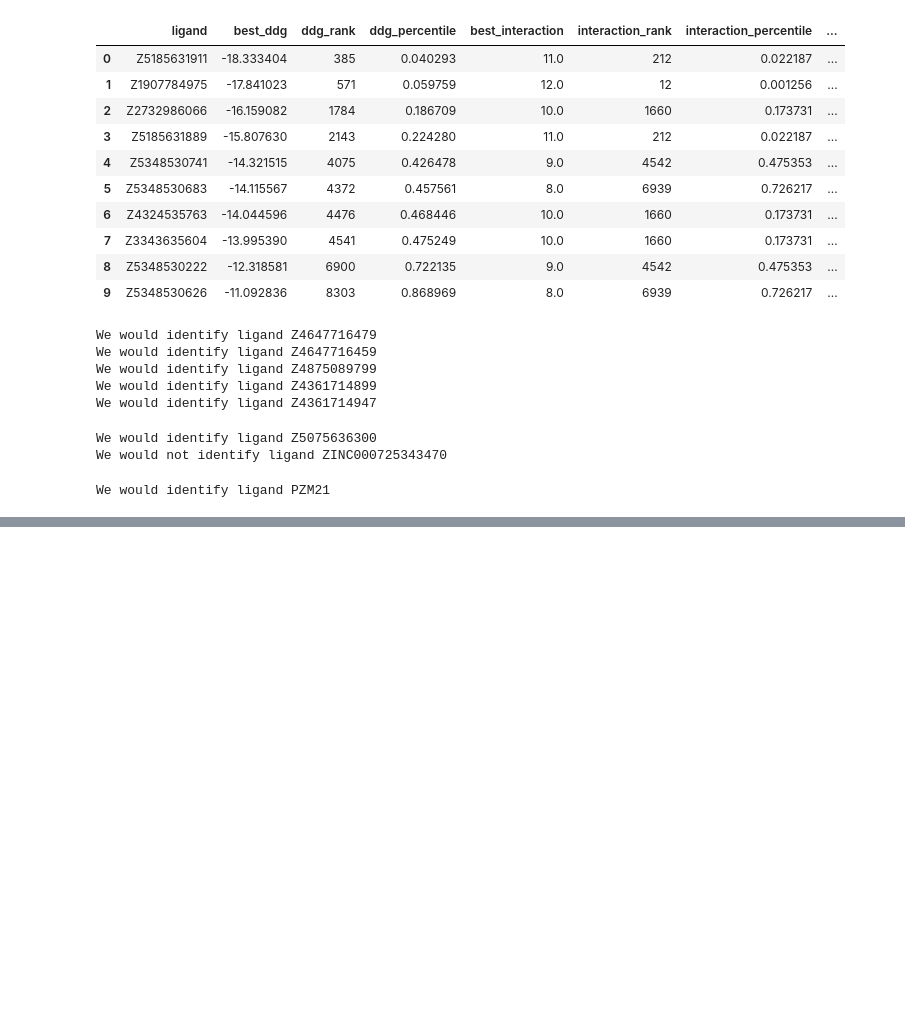
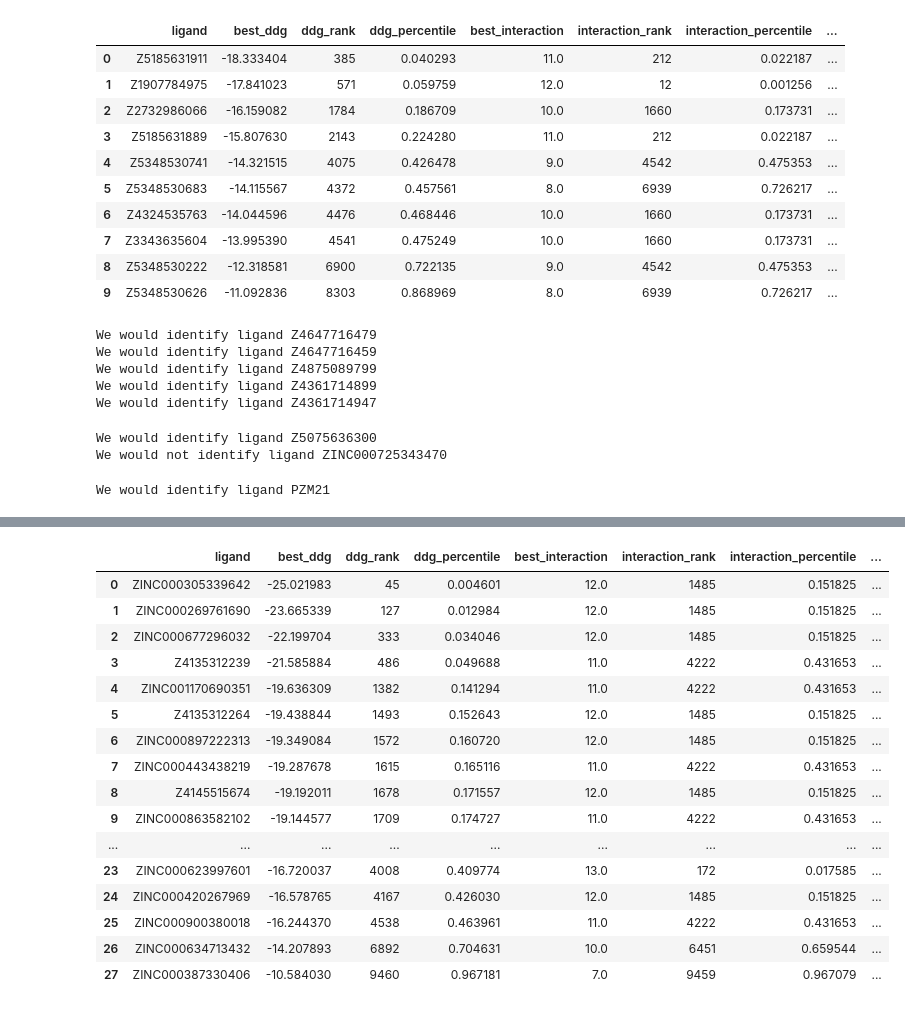
Before and after one commit to toadlover/ginsparg_thymelab_thesis, a Jupyter notebook: jupyter_notebooks/figure_making/replicating_other_publications/all_publication_aggregate_data.ipynb, the cells around one changed output, grey strips where cells are left out. Cells and saved outputs as stored; diff of their text form; code cells hidden in the pictures; blank space fills up the shorter version.

Commit message:
adding additional data for serotonin and sigma2 paper studies, and also adding some files for zebrafish analysis

```diff
--- a/jupyter_notebooks/figure_making/replicating_other_publications/all_publication_aggregate_data.ipynb
+++ b/jupyter_notebooks/figure_making/replicating_other_publications/all_publication_aggregate_data.ipynb
@@ -366,3 +368,33 @@ for index, row in df.iterrows():
         print("We would not identify ligand " + row['ligand'])
 # %% [output]
 We would identify ligand PZM21
+# %%
+#read in paper data
+#read in the data csv
+
+#Singh, Seth et al - Structure-based_discovery_of_conformationally_selective_inhibitors_of_the_serotonin_transporter
+df = pd.read_csv("../../../benchmarking_other_papers/papers/Structure-based_discovery_of_conformationally_selective_inhibitors_of_the_serotonin_transporter/analysis_space/paper_ligands_rank.csv")
+
+#number of ligands in the paper that we tried to work with
+num_ligands = len(df)
+
+#seed the main df not found column with the number of ligands, and we will take 1 from not found to found for each ligand that we would have found
+main_df.loc["Singh, Seth et al", "not_found"] = num_ligands
+
+#run through each ligand from the paper and determine if we would have kept it
+# Iterate through each row
+for index, row in df.iterrows():
+    #print(f"Found: {row['found']}, Not Found: {row['not_found']}")
+    lig_found = False
+    if row['best_interaction'] >= 6:
+        if (row['ddg_percentile'] <= 0.1 and row['best_real_motif_ratio'] >= 0.25) or row['best_real_motif_ratio'] >= 0.5:
+            lig_found = True
+
+    if lig_found:
+        print("We would identify ligand " + row['ligand'])
+
+        #adjust counts
+        main_df.loc["Singh, Seth et al", "not_found"] = main_df.loc["Singh, Seth et al", "not_found"] - 1
+        main_df.loc["Singh, Seth et al", "found"] = main_df.loc["Singh, Seth et al", "found"] + 1
+    else:
+        print("We would not identify ligand " + row['ligand'])
@@ -368,0 +419,20 @@ We would identify ligand PZM21
+# %%
+df
+# %% [output]
+|  | ligand | best_ddg | ddg_rank | ddg_percentile | best_interaction | interaction_rank | interaction_percentile | ... |
+| 0 | ZINC000305339642 | -25.021983 | 45 | 0.004601 | 12.0 | 1485 | 0.151825 | ... |
+| 1 | ZINC000269761690 | -23.665339 | 127 | 0.012984 | 12.0 | 1485 | 0.151825 | ... |
+| 2 | ZINC000677296032 | -22.199704 | 333 | 0.034046 | 12.0 | 1485 | 0.151825 | ... |
+| 3 | Z4135312239 | -21.585884 | 486 | 0.049688 | 11.0 | 4222 | 0.431653 | ... |
+| 4 | ZINC001170690351 | -19.636309 | 1382 | 0.141294 | 11.0 | 4222 | 0.431653 | ... |
+| 5 | Z4135312264 | -19.438844 | 1493 | 0.152643 | 12.0 | 1485 | 0.151825 | ... |
+| 6 | ZINC000897222313 | -19.349084 | 1572 | 0.160720 | 12.0 | 1485 | 0.151825 | ... |
+| 7 | ZINC000443438219 | -19.287678 | 1615 | 0.165116 | 11.0 | 4222 | 0.431653 | ... |
+| 8 | Z4145515674 | -19.192011 | 1678 | 0.171557 | 12.0 | 1485 | 0.151825 | ... |
+| 9 | ZINC000863582102 | -19.144577 | 1709 | 0.174727 | 11.0 | 4222 | 0.431653 | ... |
+| ... | ... | ... | ... | ... | ... | ... | ... | ... |
+| 23 | ZINC000623997601 | -16.720037 | 4008 | 0.409774 | 13.0 | 172 | 0.017585 | ... |
+| 24 | ZINC000420267969 | -16.578765 | 4167 | 0.426030 | 12.0 | 1485 | 0.151825 | ... |
+| 25 | ZINC000900380018 | -16.244370 | 4538 | 0.463961 | 11.0 | 4222 | 0.431653 | ... |
+| 26 | ZINC000634713432 | -14.207893 | 6892 | 0.704631 | 10.0 | 6451 | 0.659544 | ... |
+| 27 | ZINC000387330406 | -10.584030 | 9460 | 0.967181 | 7.0 | 9459 | 0.967079 | ... |
```
Also changed, not shown: parts of 15 cells of this notebook, 7 other files.
